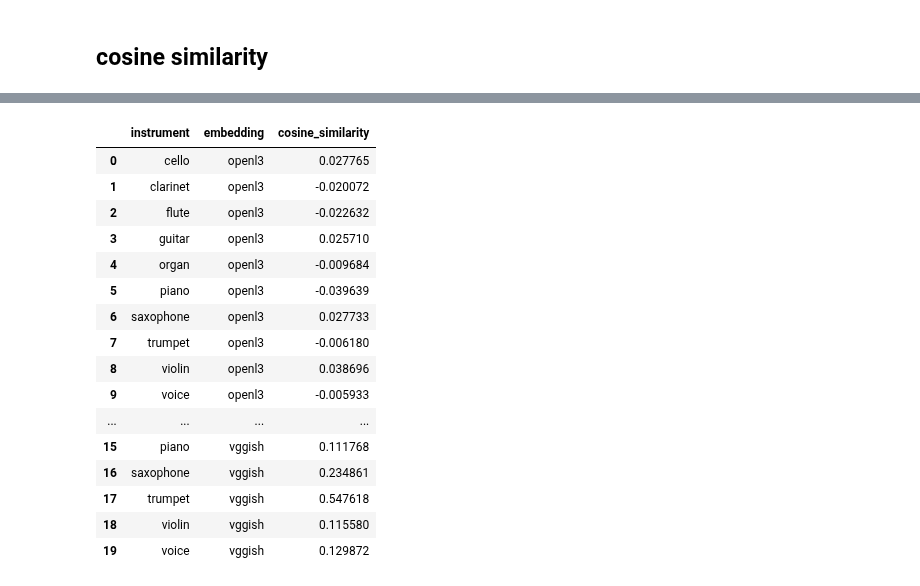
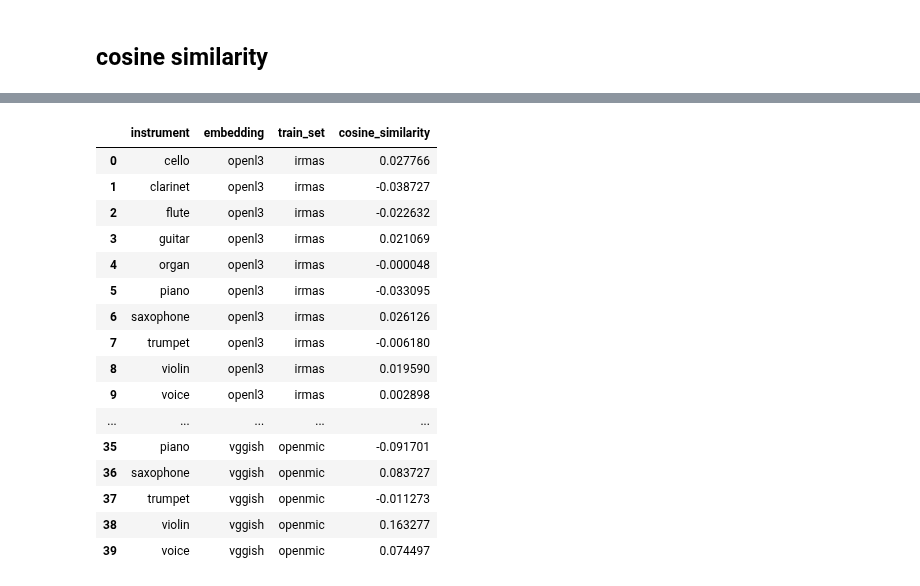
Before and after one commit to changhongw/audio-embedding-bias, a Jupyter notebook: correlation_datasepration_instclassification.ipynb, the cells around one changed output, grey strips where cells are left out. Cells and saved outputs as stored; diff of their text form; code cells hidden in the pictures.

```diff
--- a/correlation_datasepration_instclassification.ipynb
+++ b/correlation_datasepration_instclassification.ipynb
@@ -216,22 +216,29 @@ plt.legend(ncol=2)
 # %%
 # load the trained instrument classification model
 file = open('models_irmas_openl3.pickle', 'rb')
-inst_models = pickle.load(file)
+inst_models_irmas = pickle.load(file)
+file.close()
+
+file = open('models_openmic_openl3.pickle', 'rb')
+inst_models_openmic = pickle.load(file)
 file.close()
 
 print('Showing the pickled data:')
 cnt = 0
-for item in inst_models:
+for item in inst_models_irmas:
     print('Model ', cnt, ' is : ', item)
     cnt += 1
 
 # compute cosine similarity between the dataset-separation LDA coef and the instrument Logistic Regression Classifier coef
-cosine_sim_openl3 = []
+cosine_sim_openl3_irmas = []
+cosine_sim_openl3_openmic = []
 for key in class_align:
-    cosine_sim_openl3.append(cosine_similarity(inst_models[key].best_estimator_.coef_, LDA.coef_)[0][0])
+    cosine_sim_openl3_irmas.append(cosine_similarity(inst_models_irmas[key].best_estimator_.coef_, LDA.coef_)[0][0])
+    cosine_sim_openl3_openmic.append(cosine_similarity(inst_models_openmic[key].best_estimator_.coef_, LDA.coef_)[0][0])
 
 print('Cosine similarity between dataset-separation and instrument classification using OpenL3:')
-print(cosine_sim_openl3)
+print('Trained on irmas: {}'.format(list(np.array(cosine_sim_openl3_irmas).round(2))))
+print('Trained on openmic: {}'.format(list(np.array(cosine_sim_openl3_openmic).round(2))))
 # %% [output]
 Showing the pickled data:
 Model  0  is :  cello
@@ -409,22 +417,29 @@ plt.legend(ncol=2)
 # %%
 # load the trained instrument classification model
 file = open('models_irmas_vggish.pickle', 'rb')
-inst_models = pickle.load(file)
+inst_models_irmas = pickle.load(file)
+file.close()
+
+file = open('models_openmic_vggish.pickle', 'rb')
+inst_models_openmic = pickle.load(file)
 file.close()
 
 print('Showing the pickled data:')
 cnt = 0
-for item in inst_models:
+for item in inst_models_irmas:
     print('Model ', cnt, ' is : ', item)
     cnt += 1
 
 # compute cosine similarity between the dataset-separation LDA coef and the instrument Logistic Regression Classifier coef
-cosine_sim_vggish = []
+cosine_sim_vggish_irmas = []
+cosine_sim_vggish_openmic = []
 for key in class_align:
-    cosine_sim_vggish.append(cosine_similarity(inst_models[key].best_estimator_.coef_, LDA.coef_)[0][0])
+    cosine_sim_vggish_irmas.append(cosine_similarity(inst_models_irmas[key].best_estimator_.coef_, LDA.coef_)[0][0])
+    cosine_sim_vggish_openmic.append(cosine_similarity(inst_models_openmic[key].best_estimator_.coef_, LDA.coef_)[0][0])
 
 print('Cosine similarity between dataset-separation and instrument classification using VGGish:')
-print(cosine_sim_vggish)
+print('Trained on irmas: {}'.format(list(np.array(cosine_sim_vggish_irmas).round(2))))
+print('Trained on openmic: {}'.format(list(np.array(cosine_sim_vggish_openmic).round(2))))
 # %% [output]
 Showing the pickled data:
 Model  0  is :  cello
@@ -442,33 +458,37 @@ Cosine similarity between dataset-separation and instrument classification using
 # %%
 # use a Pandas DataFrame to record cosine_similarity results and save into a csv file later
 cosine_sim = pd.DataFrame({'instrument': [],
                            'embedding': [],
+                           'train_set': [],
                           'cosine_similarity': [],
                          })
 
-cosine_sim['instrument'] = [key for key in class_align] * 2
-cosine_sim['embedding'] = ['openl3'] * len(class_align) +  ['vggish'] * len(class_align)
-cosine_sim['cosine_similarity'] = cosine_sim_openl3 + cosine_sim_vggish
+cosine_sim['instrument'] = [key for key in class_align] * 4
+cosine_sim['embedding'] = ['openl3'] * len(class_align) * 2 +  ['vggish'] * len(class_align) * 2
+cosine_sim['train_set'] = ['irmas'] * len(class_align) +  ['openmic'] * len(class_align) + \
+                            ['irmas'] * len(class_align) + ['openmic'] * len(class_align)
+cosine_sim['cosine_similarity'] = cosine_sim_openl3_irmas + cosine_sim_openl3_openmic + \
+                                    cosine_sim_vggish_irmas + cosine_sim_vggish_openmic
 
 cosine_sim.to_csv('cosine_similarity.csv', index=False)
 cosine_sim
 # %% [output]
-|  | instrument | embedding | cosine_similarity |
-| 0 | cello | openl3 | 0.027765 |
-| 1 | clarinet | openl3 | -0.020072 |
-| 2 | flute | openl3 | -0.022632 |
-| 3 | guitar | openl3 | 0.025710 |
-| 4 | organ | openl3 | -0.009684 |
-| 5 | piano | openl3 | -0.039639 |
-| 6 | saxophone | openl3 | 0.027733 |
-| 7 | trumpet | openl3 | -0.006180 |
-| 8 | violin | openl3 | 0.038696 |
-| 9 | voice | openl3 | -0.005933 |
-| ... | ... | ... | ... |
-| 15 | piano | vggish | 0.111768 |
-| 16 | saxophone | vggish | 0.234861 |
-| 17 | trumpet | vggish | 0.547618 |
-| 18 | violin | vggish | 0.115580 |
-| 19 | voice | vggish | 0.129872 |
+|  | instrument | embedding | train_set | cosine_similarity |
+| 0 | cello | openl3 | irmas | 0.027766 |
+| 1 | clarinet | openl3 | irmas | -0.038727 |
+| 2 | flute | openl3 | irmas | -0.022632 |
+| 3 | guitar | openl3 | irmas | 0.021069 |
+| 4 | organ | openl3 | irmas | -0.000048 |
+| 5 | piano | openl3 | irmas | -0.033095 |
+| 6 | saxophone | openl3 | irmas | 0.026126 |
+| 7 | trumpet | openl3 | irmas | -0.006180 |
+| 8 | violin | openl3 | irmas | 0.019590 |
+| 9 | voice | openl3 | irmas | 0.002898 |
+| ... | ... | ... | ... | ... |
+| 35 | piano | vggish | openmic | -0.091701 |
+| 36 | saxophone | vggish | openmic | 0.083727 |
+| 37 | trumpet | vggish | openmic | -0.011273 |
+| 38 | violin | vggish | openmic | 0.163277 |
+| 39 | voice | vggish | openmic | 0.074497 |
 # %%
 # save cosine similarity into a csv file
```
Also changed, not shown: parts of 3 cells of this notebook.
